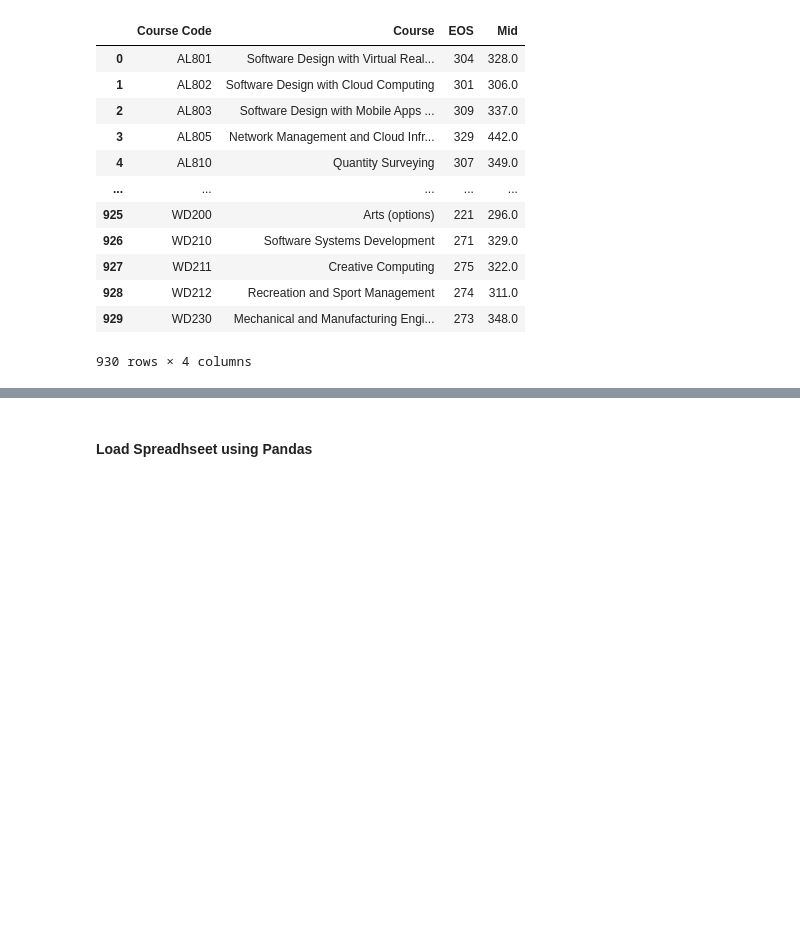
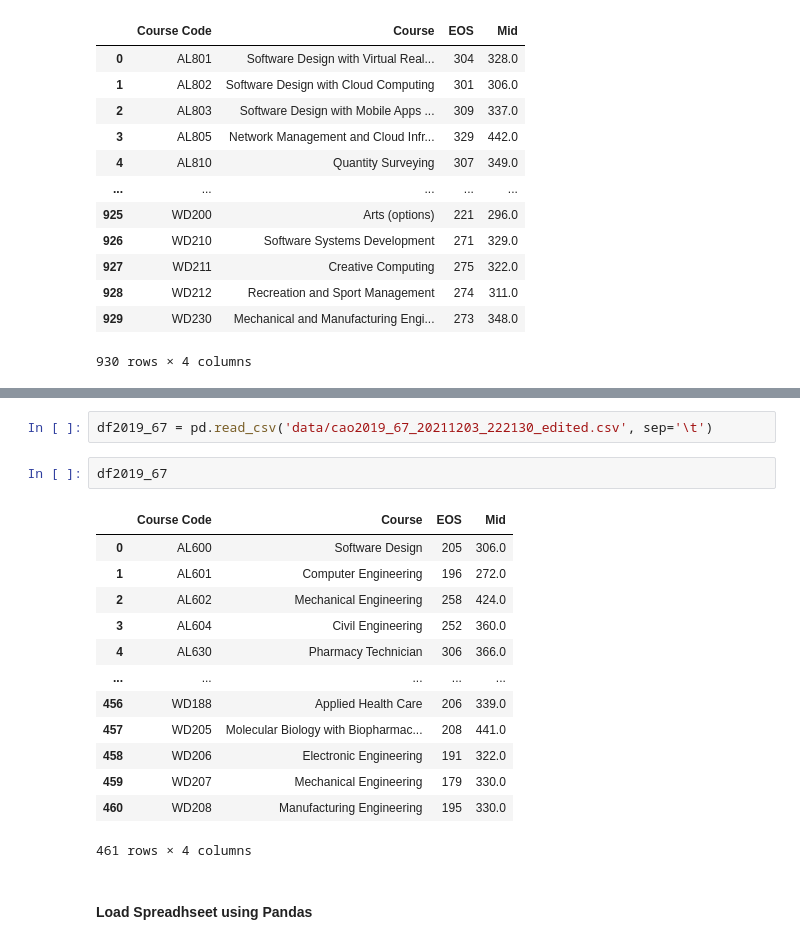
Before and after one commit to fionnmccarthy/Fundamentals-of-Data-Analysis, a Jupyter notebook: cao.ipynb, the cells around one changed output, grey strips where cells are left out. Saved outputs shown, nothing was run; the diff lists cells and outputs as text; blank space fills up the shorter version.

```diff
--- a/cao.ipynb
+++ b/cao.ipynb
@@ -298,3 +336,21 @@ df2019
+# %%
+df2019_67 = pd.read_csv('data/cao2019_67_20211203_222130_edited.csv', sep='\t')
+# %%
+df2019_67
+# %% [output]
+|  | Course Code | Course | EOS | Mid |
+| 0 | AL600 | Software Design | 205 | 306.0 |
+| 1 | AL601 | Computer Engineering | 196 | 272.0 |
+| 2 | AL602 | Mechanical Engineering | 258 | 424.0 |
+| 3 | AL604 | Civil Engineering | 252 | 360.0 |
+| 4 | AL630 | Pharmacy Technician | 306 | 366.0 |
+| ... | ... | ... | ... | ... |
+| 456 | WD188 | Applied Health Care | 206 | 339.0 |
+| 457 | WD205 | Molecular Biology with Biopharmac... | 208 | 441.0 |
+| 458 | WD206 | Electronic Engineering | 191 | 322.0 |
+| 459 | WD207 | Mechanical Engineering | 179 | 330.0 |
+| 460 | WD208 | Manufacturing Engineering | 195 | 330.0 |
+461 rows × 4 columns
 # %% [markdown]
 #### Load Spreadhseet using Pandas
 # %%
```
Also changed, not shown: parts of 9 cells of this notebook, 12 other files.
